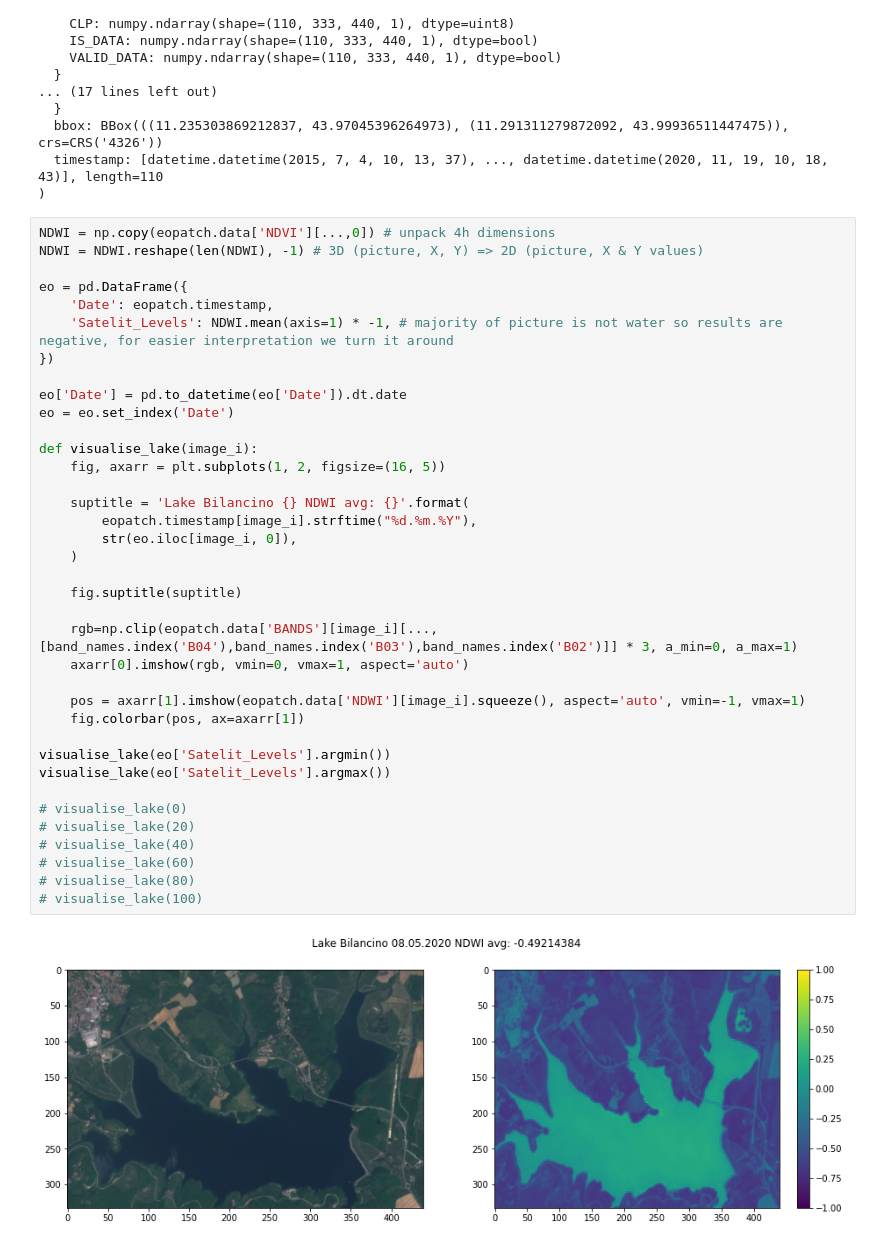
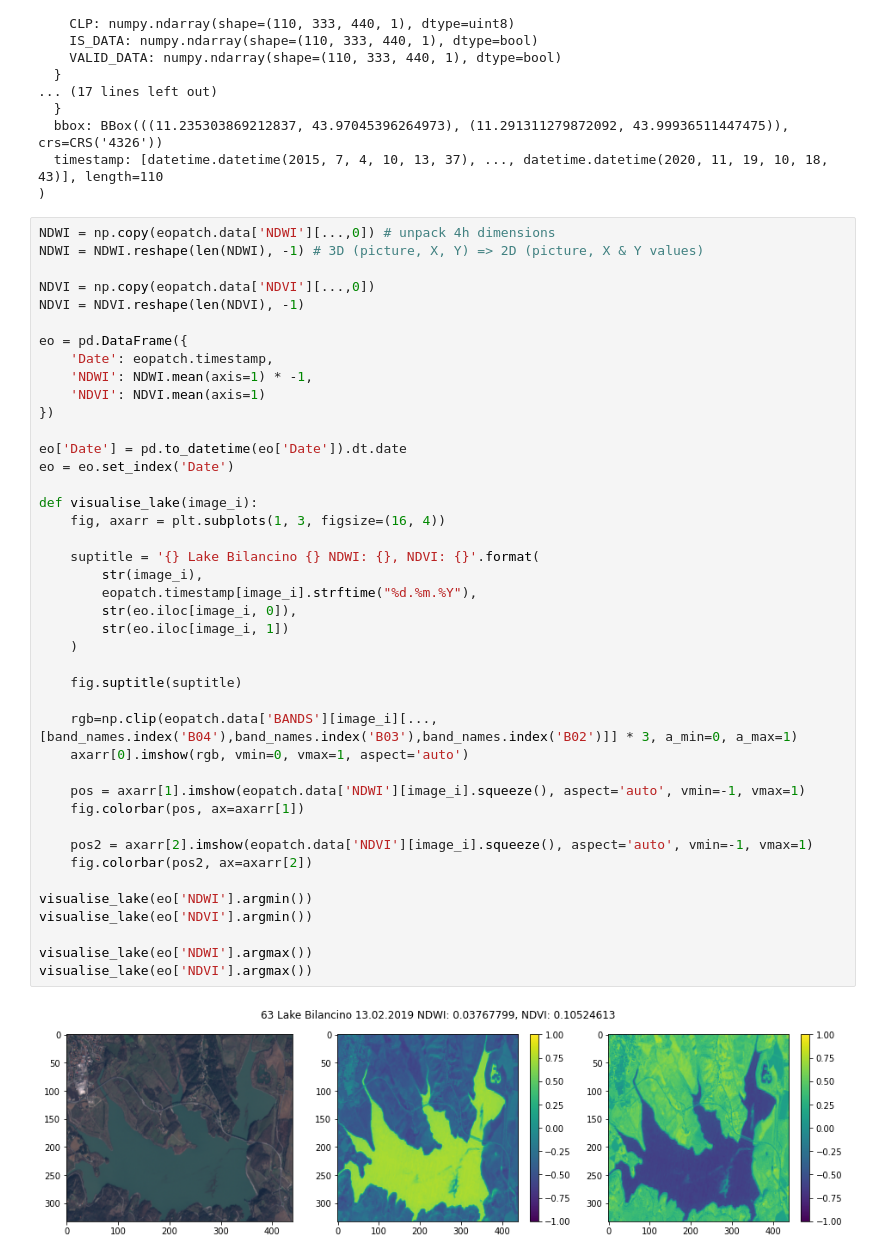
Before and after one commit to KlemenKozelj/master_thesis, a Jupyter notebook: 02_Lake_Bilancino.ipynb, the cells around one changed output. Saved outputs shown, nothing was run; the diff lists cells and outputs as text.

Commit message:
Visualising NDVI

```diff
--- a/02_Lake_Bilancino.ipynb
+++ b/02_Lake_Bilancino.ipynb
@@ -308,41 +308,46 @@ EOPatch(
   timestamp: [datetime.datetime(2015, 7, 4, 10, 13, 37), ..., datetime.datetime(2020, 11, 19, 10, 18, 43)], length=110
 )
 # %%
-NDWI = np.copy(eopatch.data['NDVI'][...,0]) # unpack 4h dimensions
+NDWI = np.copy(eopatch.data['NDWI'][...,0]) # unpack 4h dimensions
 NDWI = NDWI.reshape(len(NDWI), -1) # 3D (picture, X, Y) => 2D (picture, X & Y values)
+
+NDVI = np.copy(eopatch.data['NDVI'][...,0])
+NDVI = NDVI.reshape(len(NDVI), -1)
 
 eo = pd.DataFrame({
     'Date': eopatch.timestamp,
-    'Satelit_Levels': NDWI.mean(axis=1) * -1, # majority of picture is not water so results are negative, for easier interpretation we turn it around
+    'NDWI': NDWI.mean(axis=1) * -1,
+    'NDVI': NDVI.mean(axis=1)
 })
 
 eo['Date'] = pd.to_datetime(eo['Date']).dt.date
 eo = eo.set_index('Date')
 
 def visualise_lake(image_i):
-    fig, axarr = plt.subplots(1, 2, figsize=(16, 5))
+    fig, axarr = plt.subplots(1, 3, figsize=(16, 4))
 
-    suptitle = 'Lake Bilancino {} NDWI avg: {}'.format(
+    suptitle = '{} Lake Bilancino {} NDWI: {}, NDVI: {}'.format(
+        str(image_i),
         eopatch.timestamp[image_i].strftime("%d.%m.%Y"),
         str(eo.iloc[image_i, 0]),
+        str(eo.iloc[image_i, 1])
     )
 
     fig.suptitle(suptitle)
 
     rgb=np.clip(eopatch.data['BANDS'][image_i][..., [band_names.index('B04'),band_names.index('B03'),band_names.index('B02')]] * 3, a_min=0, a_max=1)
     axarr[0].imshow(rgb, vmin=0, vmax=1, aspect='auto')
 
     pos = axarr[1].imshow(eopatch.data['NDWI'][image_i].squeeze(), aspect='auto', vmin=-1, vmax=1)
     fig.colorbar(pos, ax=axarr[1])
 
-visualise_lake(eo['Satelit_Levels'].argmin())
-visualise_lake(eo['Satelit_Levels'].argmax())
+    pos2 = axarr[2].imshow(eopatch.data['NDVI'][image_i].squeeze(), aspect='auto', vmin=-1, vmax=1)
+    fig.colorbar(pos2, ax=axarr[2])
 
-# visualise_lake(0)
-# visualise_lake(20)
-# visualise_lake(40)
-# visualise_lake(60)
-# visualise_lake(80)
-# visualise_lake(100)
+visualise_lake(eo['NDWI'].argmin())
+visualise_lake(eo['NDVI'].argmin())
+
+visualise_lake(eo['NDWI'].argmax())
+visualise_lake(eo['NDVI'].argmax())
 # %% [output]
-[figure, old version]
+[figure, new version]
```
Also changed, not shown: parts of 3 cells of this notebook.
